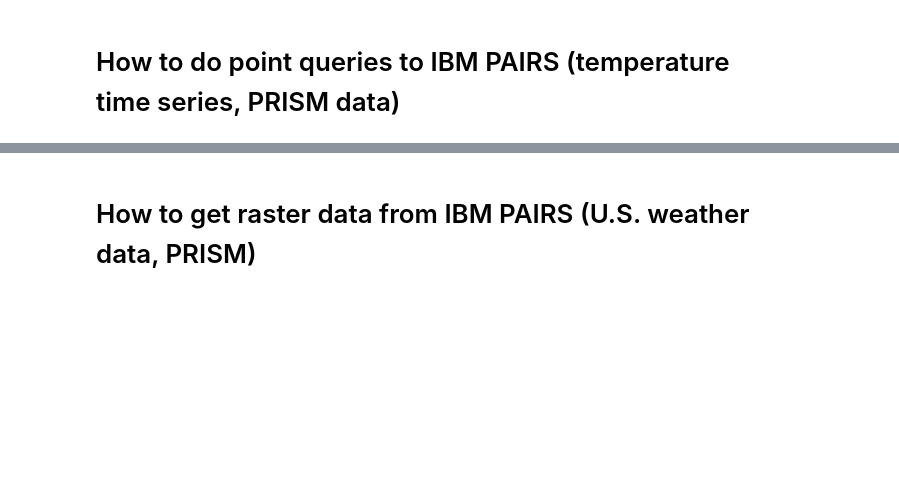
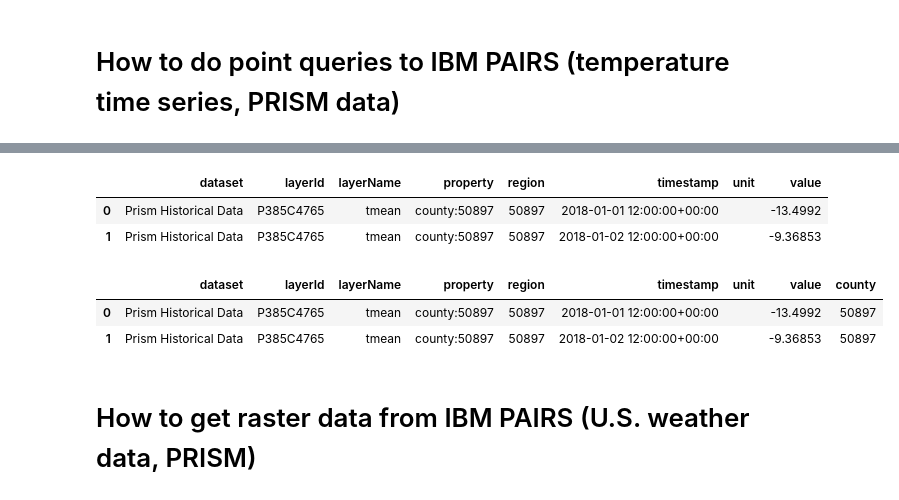
Before and after one commit to IBM/ibmpairs, a Jupyter notebook: tutorials/IBM-PAIRS-API-wrapper-tutorial.ipynb, the cells around one changed output, grey strips where cells are left out. Cells and saved outputs as stored; diff of their text form; code cells hidden in the pictures; blank space fills up the shorter version.

Commit message:
update PAIRS API wrapper tutorial
DCO 1.1 Signed-off-by: Conrad M Albrecht <cmalbrec@us.ibm.com>

```diff
--- a/tutorials/IBM-PAIRS-API-wrapper-tutorial.ipynb
+++ b/tutorials/IBM-PAIRS-API-wrapper-tutorial.ipynb
@@ -152,0 +156,27 @@ WARNING - 2019-05-03 23:13:59,777: "GeoPandas not available on your system. Cann
+# %%
+# define point query
+pointQueryDef2 = {
+    "layers" : [
+        {"id": "P385C4765"}
+    ],
+    "spatial": {
+        "type": "point",
+        "coordinates": ["39", "-100.7"]
+    },
+    "temporal": {
+        "intervals": [
+            {
+                "start": "2018-01-01T00:00:00Z",
+                "end": "2018-01-03T00:00:00Z"
+            }
+        ]
+    }
+}
+# %%
+# define PAIRS point query object
+pointQuery2 = paw.PAIRSQuery(
+    pointQueryDef2,
+    'https://'+PAIRS_SERVER,
+    PAIRS_CREDENTIALS,
+    baseURI=BASE_URI,
+)
@@ -153,3 +193,17 @@ WARNING - 2019-05-03 23:13:59,777: "GeoPandas not available on your system. Cann
+# %%
+pointQuery2.vdf.head()
+# %% [output]
+|  | dataset | layerId | layerName | property | region | timestamp | unit | value |
+| 0 | Prism Historical Data | P385C4765 | tmean | county:50897 | 50897 | 2018-01-01 12:00:00+00:00 |  | -13.4992 |
+| 1 | Prism Historical Data | P385C4765 | tmean | county:50897 | 50897 | 2018-01-02 12:00:00+00:00 |  | -9.36853 |
+# %%
+# split the property string column
+pointQuery2.split_property_string_column()
+pointQuery2.vdf.head()
+# %% [output]
+|  | dataset | layerId | layerName | property | region | timestamp | unit | value | county |
+| 0 | Prism Historical Data | P385C4765 | tmean | county:50897 | 50897 | 2018-01-01 12:00:00+00:00 |  | -13.4992 | 50897 |
+| 1 | Prism Historical Data | P385C4765 | tmean | county:50897 | 50897 | 2018-01-02 12:00:00+00:00 |  | -9.36853 | 50897 |
 # %% [markdown]
 # How to get raster data from IBM PAIRS (U.S. weather data, PRISM)
 # %%
```
Also changed, not shown: parts of 8 cells of this notebook.
